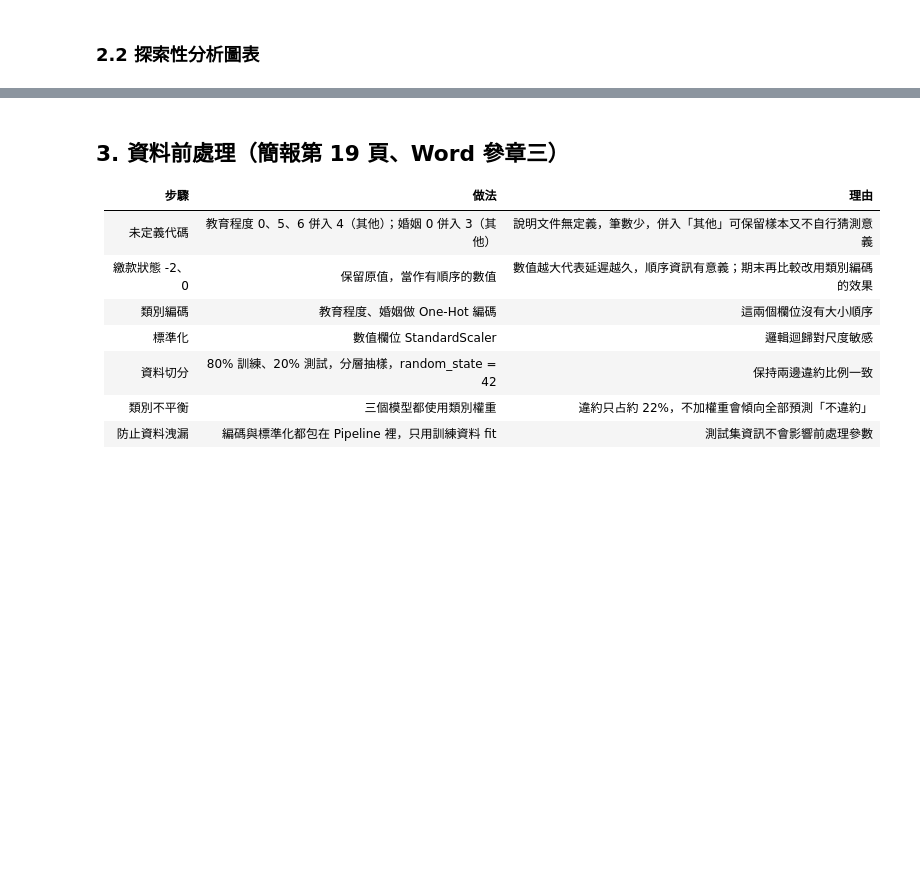
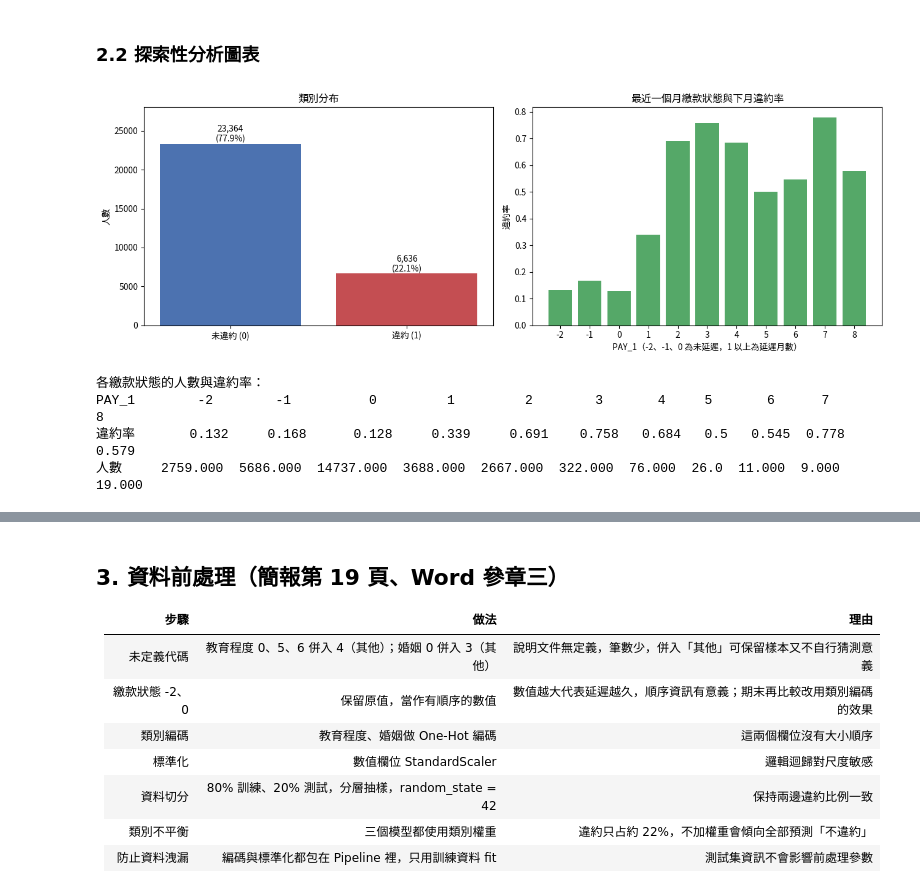
Before and after one commit to B11356025/credit-card-default-warning, a Jupyter notebook: AI期中_信用卡違約預警_可行性測試.ipynb, the cells around one changed output, grey strips where cells are left out. Saved outputs shown, nothing was run; the diff lists cells and outputs as text; code cells hidden in the pictures; blank space fills up the shorter version.

```diff
--- a/AI期中_信用卡違約預警_可行性測試.ipynb
+++ b/AI期中_信用卡違約預警_可行性測試.ipynb
@@ -131,27 +159,33 @@ undoc
 # %%
 fig, axes = plt.subplots(1, 2, figsize=(13, 4.5))
 
 # 圖 A：類別分布
 counts = df["default"].value_counts().sort_index()
 axes[0].bar(["未違約 (0)", "違約 (1)"], counts.values, color=["#4C72B0", "#C44E52"])
 for i, v in enumerate(counts.values):
     axes[0].text(i, v, f"{v:,}\n({v/n:.1%})", ha="center", va="bottom")
 axes[0].set_title("類別分布")
 axes[0].set_ylabel("人數")
 axes[0].set_ylim(0, counts.max() * 1.2)
 
 # 圖 B：最近一個月繳款狀態與違約率
 g = df.groupby("PAY_1")["default"].agg(["mean", "count"])
 axes[1].bar(g.index.astype(str), g["mean"], color="#55A868")
 axes[1].set_title("最近一個月繳款狀態與下月違約率")
-axes[1].set_xlabel("PAY_1（-2、-1、0：未延遲類；1 以上：延遲月數）")
+axes[1].set_xlabel("PAY_1（-2、-1、0 為未延遲，1 以上為延遲月數）")
 axes[1].set_ylabel("違約率")
 plt.tight_layout()
 plt.savefig("figures/eda_class_and_pay1.png", dpi=200)
 plt.show()
 
 print("各繳款狀態的人數與違約率：")
 print(g.assign(mean=lambda d: d["mean"].round(3)).rename(columns={"mean": "違約率", "count": "人數"}).T.to_string())
+# %% [output]
+[figure, added]
+各繳款狀態的人數與違約率：
+PAY_1        -2        -1          0         1         2        3       4     5       6      7       8
+違約率       0.132     0.168      0.128     0.339     0.691    0.758   0.684   0.5   0.545  0.778   0.579
+人數     2759.000  5686.000  14737.000  3688.000  2667.000  322.000  76.000  26.0  11.000  9.000  19.000
 # %%
 # 各人口屬性族群的違約率（公平性分析的背景資訊）
 age_bins = [0, 29, 39, 49, 200]
```
Also changed, not shown: parts of 19 cells of this notebook, 17 other files.
